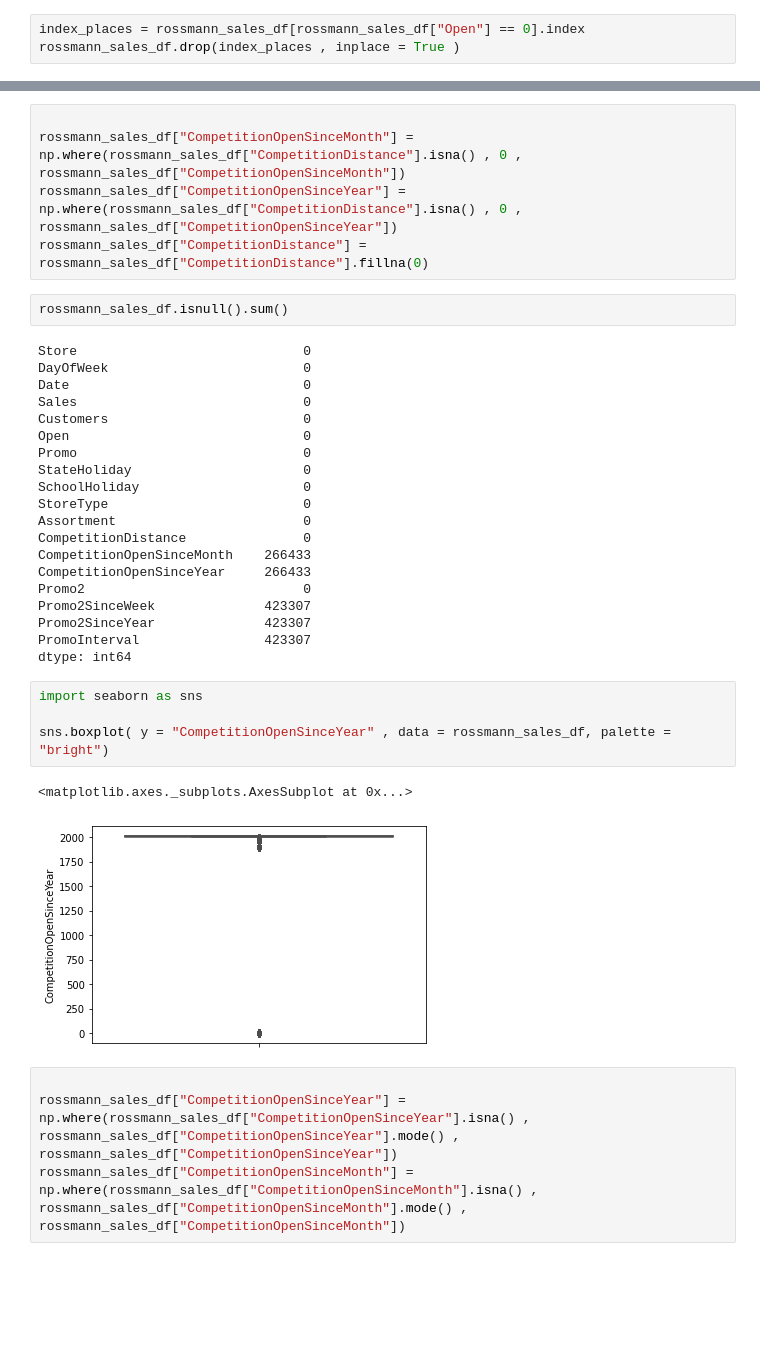
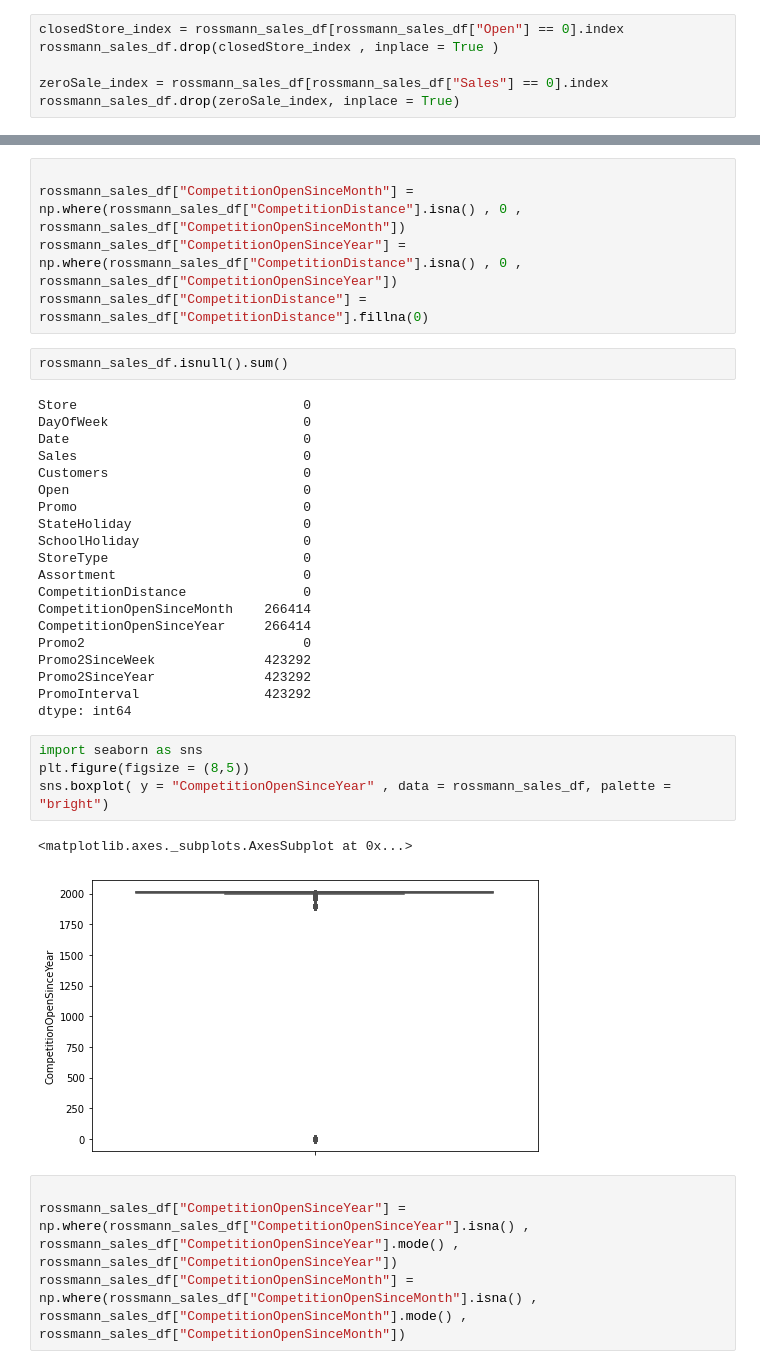
Before and after one commit to Yash1289/rossmann_sales_prediction, a Jupyter notebook: Rossmann_Sales_Prediction_Capstone_Project.ipynb, the cells around one changed output, grey strips where cells are left out. Drawn from its saved outputs; the diff is of its cells as text; blank space fills up the shorter version.

```diff
--- a/Rossmann_Sales_Prediction_Capstone_Project.ipynb
+++ b/Rossmann_Sales_Prediction_Capstone_Project.ipynb
@@ -175,8 +172,11 @@ rossmann_sales_df.head()
 | 3 | 377 | 2 | 2013-01-01 | 0 | 0 | 0 | 0 | a | 1 | ... |
 | 4 | 376 | 2 | 2013-01-01 | 0 | 0 | 0 | 0 | a | 1 | ... |
 # %%
-index_places = rossmann_sales_df[rossmann_sales_df["Open"] == 0].index
-rossmann_sales_df.drop(index_places , inplace = True )
+closedStore_index = rossmann_sales_df[rossmann_sales_df["Open"] == 0].index
+rossmann_sales_df.drop(closedStore_index , inplace = True )
+
+zeroSale_index = rossmann_sales_df[rossmann_sales_df["Sales"] == 0].index
+rossmann_sales_df.drop(zeroSale_index, inplace = True)
 # %%
 rossmann_sales_df.reset_index(drop = True , inplace = True)
 # %%
@@ -234,20 +234,20 @@ SchoolHoliday                     0
 StoreType                         0
 Assortment                        0
 CompetitionDistance               0
-CompetitionOpenSinceMonth    266433
-CompetitionOpenSinceYear     266433
+CompetitionOpenSinceMonth    266414
+CompetitionOpenSinceYear     266414
 Promo2                            0
-Promo2SinceWeek              423307
-Promo2SinceYear              423307
-PromoInterval                423307
+Promo2SinceWeek              423292
+Promo2SinceYear              423292
+PromoInterval                423292
 dtype: int64
 # %%
 import seaborn as sns
-
+plt.figure(figsize = (8,5))
 sns.boxplot( y = "CompetitionOpenSinceYear" , data = rossmann_sales_df, palette = "bright")
 # %% [output]
 <matplotlib.axes._subplots.AxesSubplot at 0x...>
-[figure, old version]
+[figure, new version]
 # %%
 
 rossmann_sales_df["CompetitionOpenSinceYear"] = np.where(rossmann_sales_df["CompetitionOpenSinceYear"].isna() , rossmann_sales_df["CompetitionOpenSinceYear"].mode() , rossmann_sales_df["CompetitionOpenSinceYear"])
```
Also changed, not shown: parts of 99 cells of this notebook.
